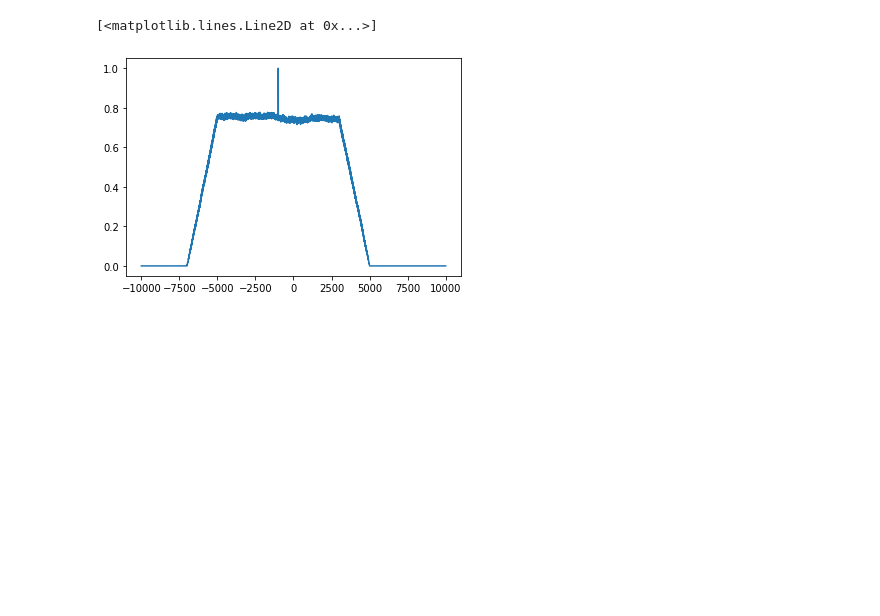
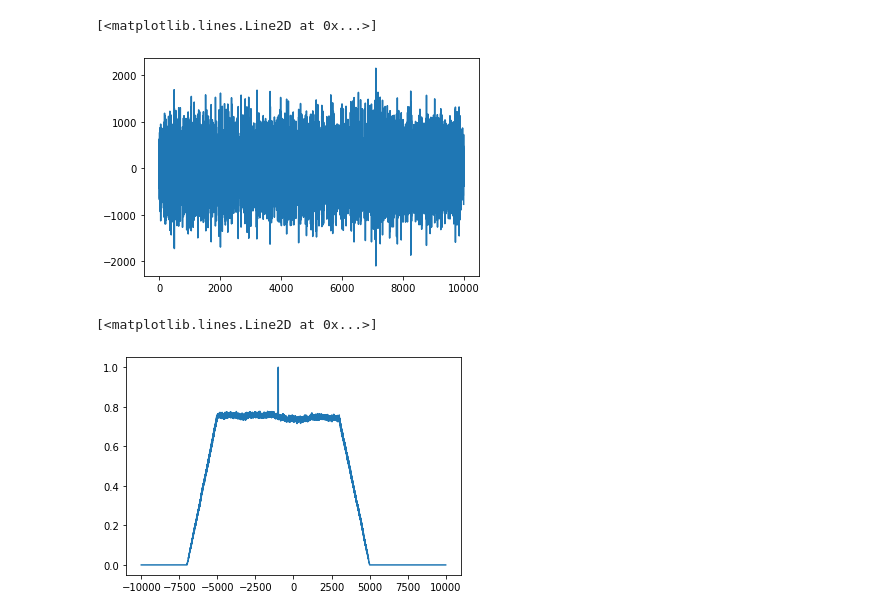
Before and after one commit to EdmondLeahy/InterferenceGeolocation, a Jupyter notebook: CorrelateRandomSeries.ipynb, the cells around one changed output. Drawn from its saved outputs; the diff is of its cells as text; code cells hidden in the pictures; blank space fills up the shorter version.

```diff
--- a/CorrelateRandomSeries.ipynb
+++ b/CorrelateRandomSeries.ipynb
@@ -28,5 +28,14 @@ corr_lags = signal.correlation_lags(len(sig), len(sig2))
 
 corr /= np.max(corr)
+# %%
+np_corr1 = np.fft.fft(sig)
+np_corr2 = np.fft.fft(sig2)
+np_corr = np.fft.fftshift(np.fft.ifft(np_corr1 * sig2))
+# %%
+plt.plot(np_corr.real)
+# %% [output]
+[<matplotlib.lines.Line2D at 0x...>]
+[figure, added]
 # %%
 plt.plot(corr_lags,corr)
 # %% [output]
```
Also changed, not shown: parts of 2 cells of this notebook, 11 other files.
